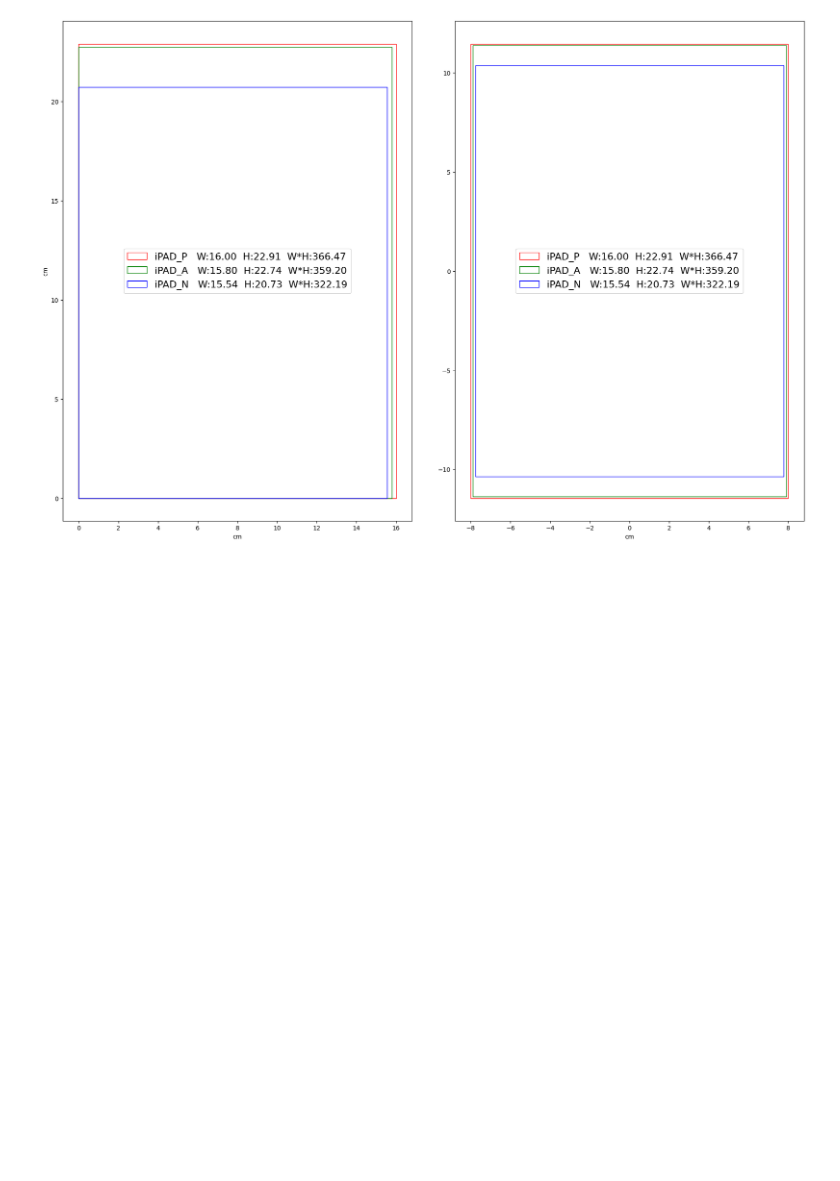
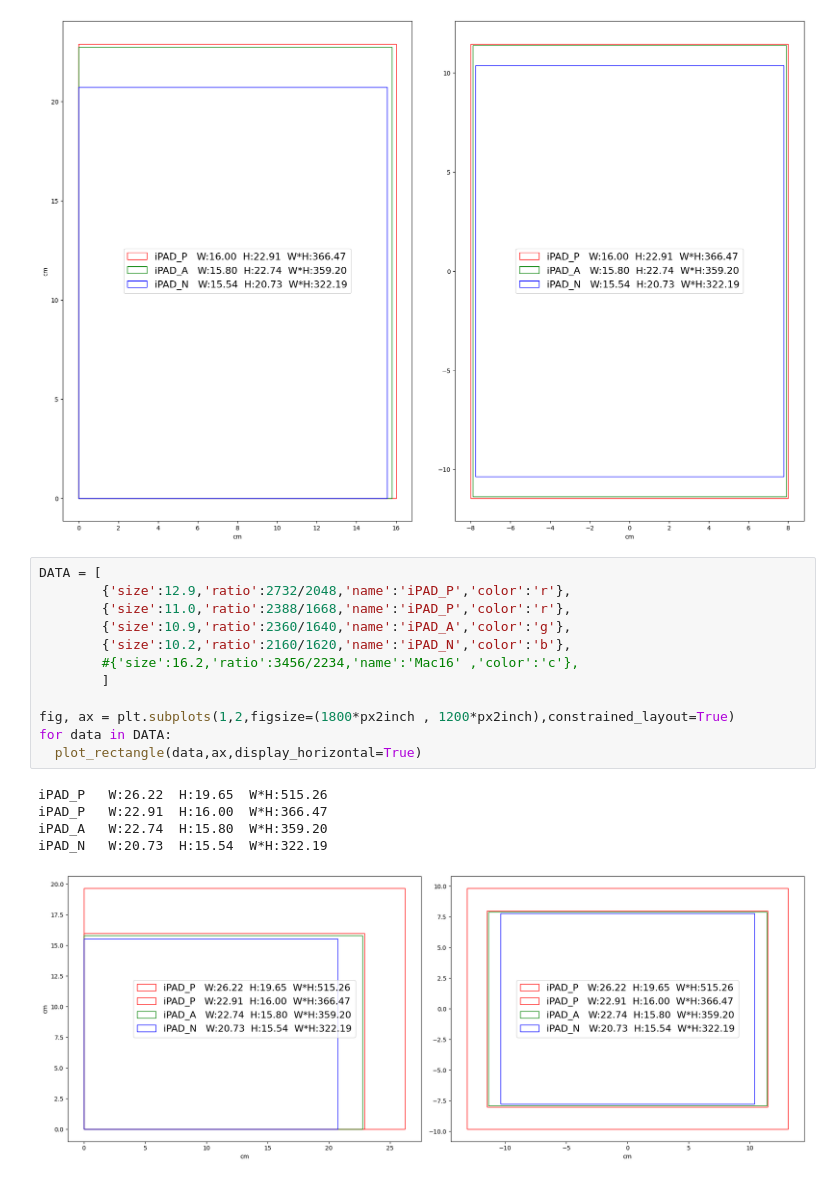
Before and after one commit to GenioSainz/Colab-Demos, a Jupyter notebook: scripts/ScreensRatios.ipynb, the cells around one changed output. Saved outputs shown, nothing was run; the diff lists cells and outputs as text; blank space fills up the shorter version.

```diff
--- a/scripts/ScreensRatios.ipynb
+++ b/scripts/ScreensRatios.ipynb
@@ -102,3 +101,21 @@ iPAD_P   W:16.00  H:22.91  W*H:366.47
 iPAD_A   W:15.80  H:22.74  W*H:359.20
 iPAD_N   W:15.54  H:20.73  W*H:322.19
 [figure]
+# %%
+DATA = [
+        {'size':12.9,'ratio':2732/2048,'name':'iPAD_P','color':'r'},
+        {'size':11.0,'ratio':2388/1668,'name':'iPAD_P','color':'r'},
+        {'size':10.9,'ratio':2360/1640,'name':'iPAD_A','color':'g'},
+        {'size':10.2,'ratio':2160/1620,'name':'iPAD_N','color':'b'},
+        #{'size':16.2,'ratio':3456/2234,'name':'Mac16' ,'color':'c'},
+        ]
+
+fig, ax = plt.subplots(1,2,figsize=(1800*px2inch , 1200*px2inch),constrained_layout=True)
+for data in DATA:
+  plot_rectangle(data,ax,display_horizontal=True)
+# %% [output]
+iPAD_P   W:26.22  H:19.65  W*H:515.26
+iPAD_P   W:22.91  H:16.00  W*H:366.47
+iPAD_A   W:22.74  H:15.80  W*H:359.20
+iPAD_N   W:20.73  H:15.54  W*H:322.19
+[figure, added]
```
Also changed, not shown: parts of 2 cells of this notebook, 3 other files.
